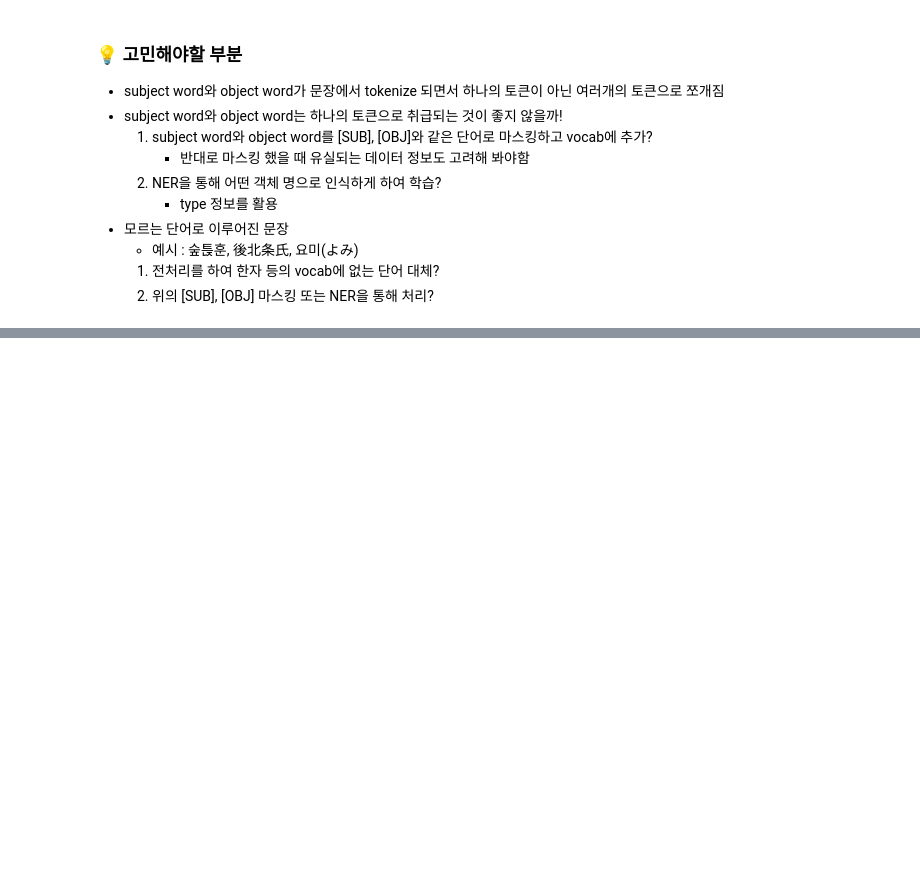
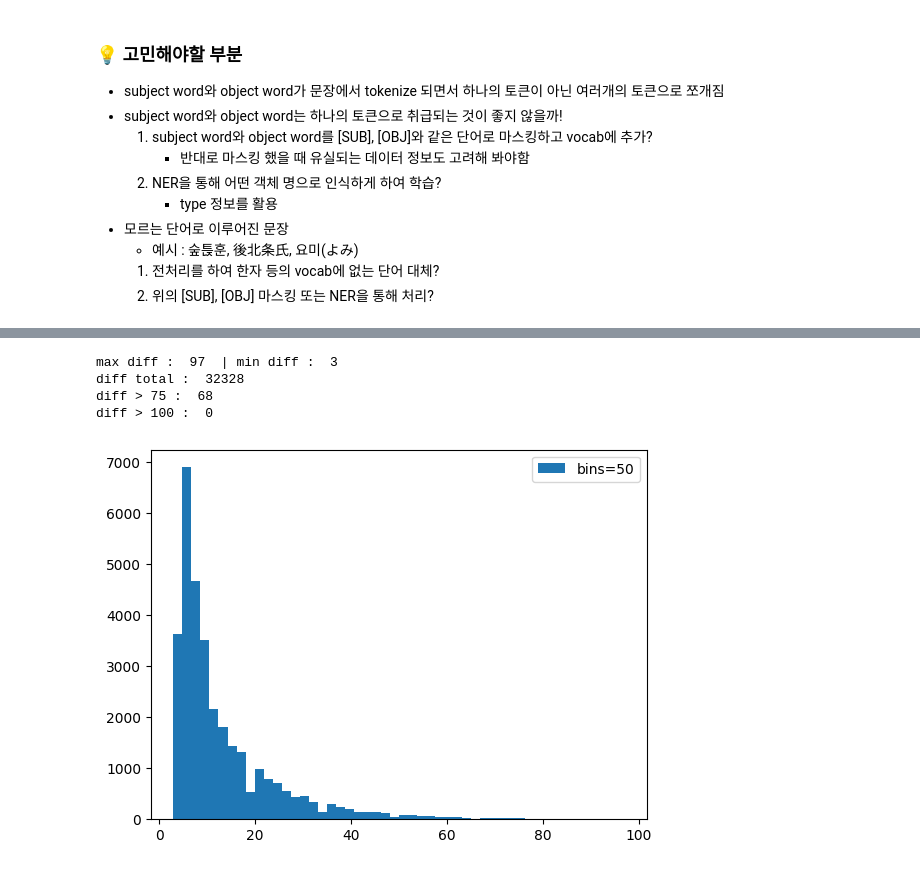
Before and after one commit to boostcampaitech5/level2_klue-nlp-03, a Jupyter notebook: eda/entity_EDA.ipynb, the cells around one changed output, grey strips where cells are left out. Saved outputs shown, nothing was run; the diff lists cells and outputs as text; code cells hidden in the pictures; blank space fills up the shorter version.

```diff
--- a/eda/entity_EDA.ipynb
+++ b/eda/entity_EDA.ipynb
@@ -367,0 +478,18 @@ print(len(unk_in_ob))
+# %%
+diff = pd.DataFrame()
+diff['diff'] = token_idx_diff[(token_idx_diff['token1_idx'] < 100) & (token_idx_diff['token2_idx'] < 100)]['diff']
+
+print('max diff : ', max(diff['diff']), ' | min diff : ' , min(diff['diff']))
+print('diff total : ', len(diff))
+print('diff > 75 : ', len(diff[diff['diff']>75]))
+print('diff > 100 : ', len(diff[diff['diff']>100]))
+
+plt.hist(diff, bins=50, label='bins=50')
+plt.legend()
+plt.show()
+# %% [output]
+max diff :  97  | min diff :  3
+diff total :  32328
+diff > 75 :  68
+diff > 100 :  0
+[figure, added]
```
Also changed, not shown: parts of 11 cells of this notebook.
